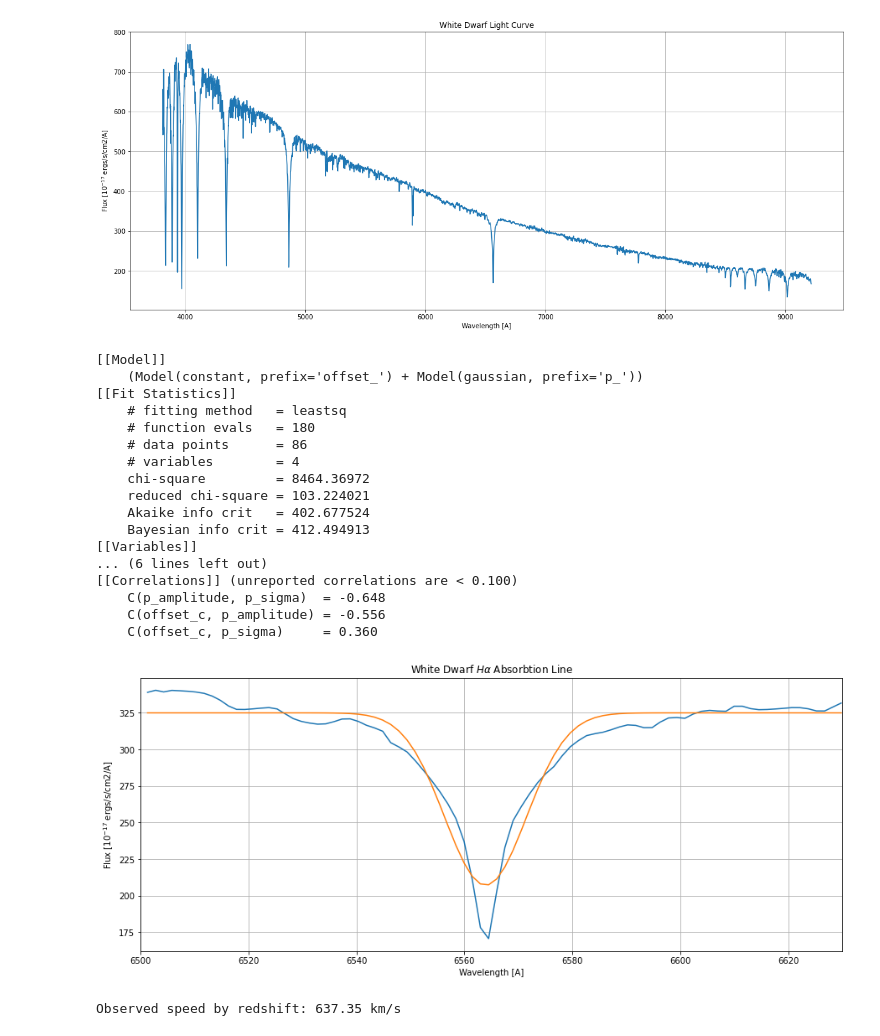
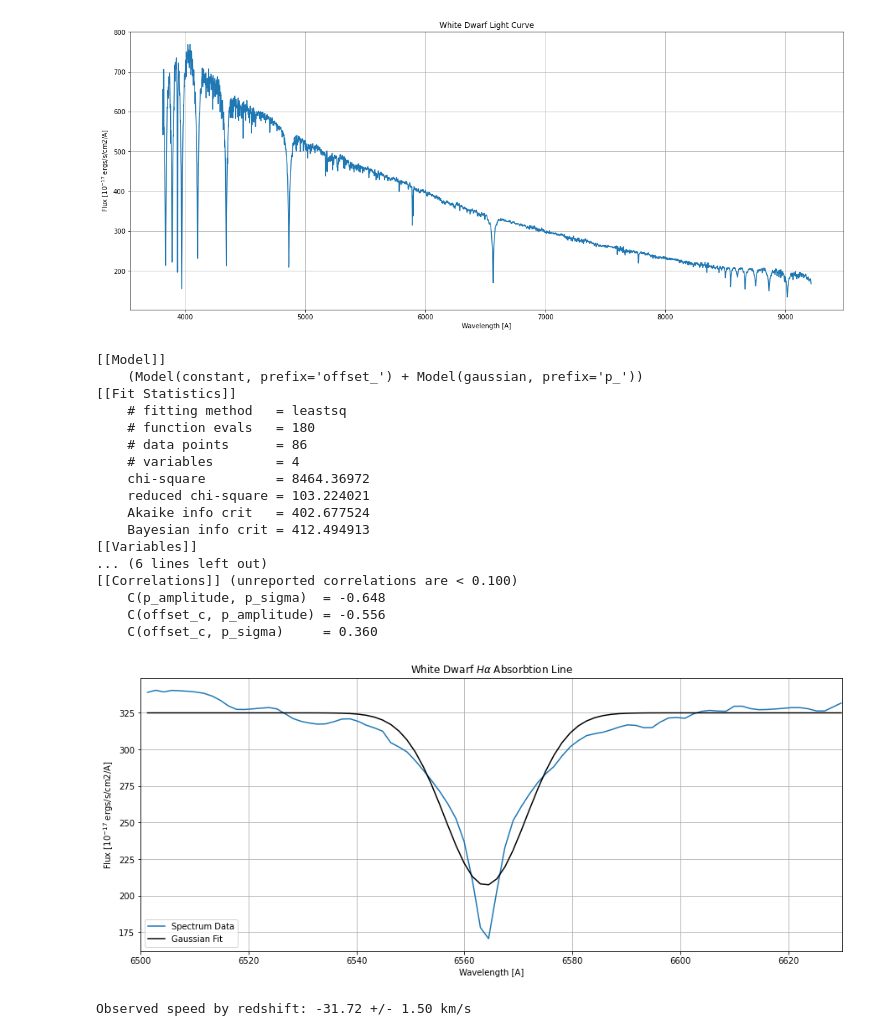
Before and after one commit to stefanarseneau/gravitational-redshift, a Jupyter notebook: wd_redshifts.ipynb, the cells around one changed output. Cells and saved outputs as stored; diff of their text form; code cells hidden in the pictures.

```diff
--- a/wd_redshifts.ipynb
+++ b/wd_redshifts.ipynb
@@ -111,41 +86,47 @@ print(result.fit_report())
 
 plt.figure(figsize=(15,6))
 
-plt.plot(wavelength[ha], flux[ha])
-plt.plot(wavelength[ha], result.best_fit)
+plt.plot(wavelength[ha], flux[ha], label='Spectrum Data')
+plt.plot(wavelength[ha], result.best_fit, c='black', label='Gaussian Fit')
 plt.xlim((6500,6630))
 #plt.ylim((150,400))
 plt.grid()
 plt.ylabel(r'Flux [$10^{-17}$ ergs/s/cm2/A]')
 plt.xlabel(r'Wavelength [A]')
 plt.title(r'White Dwarf $H\alpha$ Absorbtion Line')
 ax = plt.gca()
 
+plt.legend()
 plt.show()
 # %% [output]
 [[Model]]
     (Model(constant, prefix='offset_') + Model(gaussian, prefix='p_'))
 [[Fit Statistics]]
     # fitting method   = leastsq
     # function evals   = 180
     # data points      = 86
     # variables        = 4
     chi-square         = 8464.36972
     reduced chi-square = 103.224021
     Akaike info crit   = 402.677524
     Bayesian info crit = 412.494913
 [[Variables]]
 ... (6 lines left out)
 [[Correlations]] (unreported correlations are < 0.100)
     C(p_amplitude, p_sigma)  = -0.648
     C(offset_c, p_amplitude) = -0.556
     C(offset_c, p_sigma)     = 0.360
-[figure, old version]
+[figure, new version]
 # %%
+c = 299792458 #m/s
+h_alpha = 6564.61
+
 lambda_obs = result.params['p_center'].value
 dlambda_obs = result.params['p_center'].stderr
 
-v_app = 3e8 * (((lambda_obs*1e-10) - (6550*1e-10)) / (6550*1e-10)) * 1e-3
-print('Observed speed by redshift: %.2f km/s' % (v_app))
+v_app = c * ((lambda_obs - h_alpha) / h_alpha) * 1e-3
+dv_app = np.abs(v_app * 1e3) * np.sqrt((dlambda_obs / lambda_obs)**2 )
+
+print('Observed speed by redshift: %.2f +/- %.2f km/s' % (v_app, dv_app))
 # %% [output]
-Observed speed by redshift: 637.35 km/s
+Observed speed by redshift: -31.72 +/- 1.50 km/s
```
Also changed, not shown: parts of 8 cells of this notebook, 4 other files.
